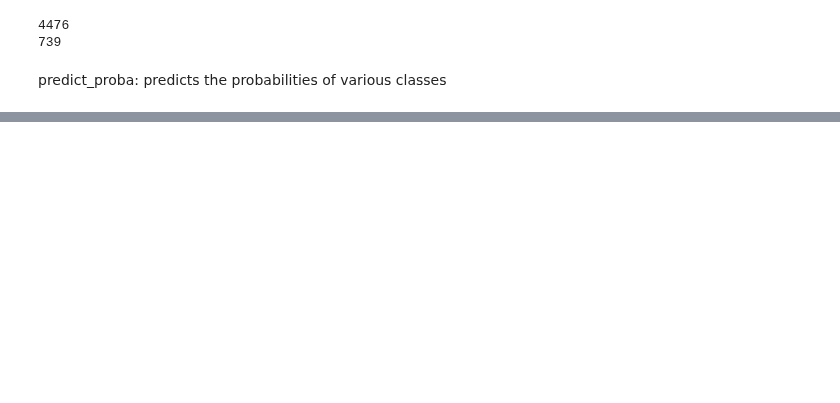
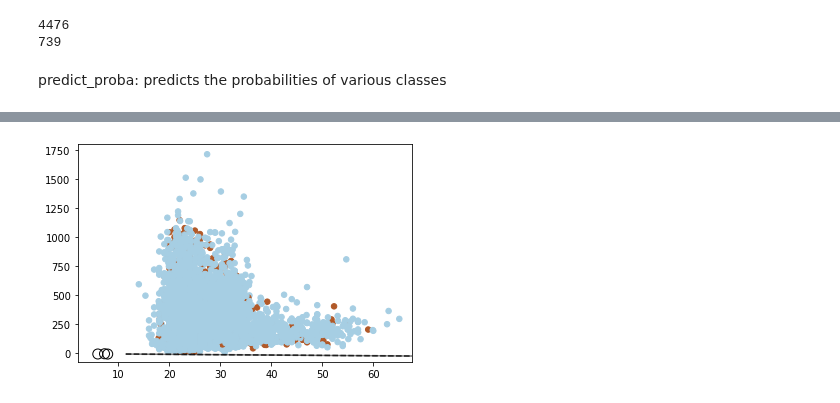
Before and after one commit to oliverZZ/193B_Glucose_Monitor, a Jupyter notebook: Infection_Detection_SVM.ipynb, the cells around one changed output, grey strips where cells are left out. Cells and saved outputs as stored; diff of their text form; code cells hidden in the pictures; blank space fills up the shorter version.

```diff
--- a/Infection_Detection_SVM.ipynb
+++ b/Infection_Detection_SVM.ipynb
@@ -784,0 +898,81 @@ print(count_1)
+# %%
+import numpy as np
+import matplotlib.pyplot as plt
+from sklearn import svm
+from sklearn.datasets import make_blobs
+
+x = bg[['Hct', 'Platelet', 'WBC', 'Temp', 'RR', 'HR']].values
+y = bg['Sepsis'].values
+
+train_x, test_x, train_y, test_y = train_test_split(x, y, test_size=0.3, random_state=0)
+
+#scaler = StandardScaler()
+#scaler = MinMaxScaler()
+#scaler = MaxAbsScaler()
+scaler = RobustScaler()
+#scaler = PowerTransformer()
+#scaler = QuantileTransformer()
+
+train_x = scaler.fit_transform(train_x)
+test_x = scaler.transform(test_x) # change this to change test_x
+
+n_minority = len(train_y[train_y == 1])
+n_majority = int(n_minority * 1.5)
+sampling_numbers = {0: n_majority, 1: n_minority}
+
+rus = imblearn.under_sampling.RandomUnderSampler(sampling_strategy=sampling_numbers)
+train_x_rus, train_y_rus = rus.fit_resample(train_x, train_y)
+train_y_rus = pd.Series(train_y_rus)
+
+f1_score_scores = [[],[]]
+sensitivity = []
+specificity = []
+
+model = svm.SVC(kernel="rbf", probability=True)
+
+for i in range(0,10):
+  model.fit(train_x_rus, train_y_rus)
+  predictions = model.predict(test_x) # problem?
+  report = classification_report(test_y, predictions, output_dict = True)
+  ss = imblearn.metrics.sensitivity_specificity_support(test_y, predictions, average='macro')
+
+  sensitivity.append(ss[0])
+  specificity.append(ss[1])
+
+  # F1 score: weighted average of the precision and recall
+  f1_score_scores[0].append(report['0']['f1-score'])
+  f1_score_scores[1].append(report['1']['f1-score'])
+
+f1_score_scores_avg_0 = sum(f1_score_scores[0]) / 10
+f1_score_scores_avg_1 = sum(f1_score_scores[1]) / 10
+sensitivity_avg = sum(sensitivity) / 10
+specificity_avg = sum(specificity) / 10
+
+print("f1 score = ", (f1_score_scores_avg_0 + f1_score_scores_avg_1)/2)
+print("sensitivity = ", sensitivity_avg)
+print("specificity = ", specificity_avg)
+
+
+
+plt.scatter(x[:, 0], x[:, 1], c=y, s=30, cmap=plt.cm.Paired)
+
+# plot the decision function
+ax = plt.gca()
+xlim = ax.get_xlim()
+ylim = ax.get_ylim()
+
+# create grid to evaluate model
+xx = np.linspace(xlim[0], xlim[1], 30)
+yy = np.linspace(ylim[0], ylim[1], 30)
+YY, XX = np.meshgrid(yy, xx)
+xy = np.vstack([XX.ravel(), YY.ravel()]).T
+Z = clf.decision_function(xy).reshape(XX.shape)
+
+# plot decision boundary and margins
+ax.contour(XX, YY, Z, colors='k', levels=[-1, 0, 1], alpha=0.5,
+           linestyles=['--', '-', '--'])
+# plot support vectors
+ax.scatter(clf.support_vectors_[:, 0], clf.support_vectors_[:, 1], s=100,
+           linewidth=1, facecolors='none', edgecolors='k')
+plt.show()
+# %% [output]
@@ -784,0 +982 @@ print(count_1)
+[figure, added]
```
Also changed, not shown: parts of 24 cells of this notebook.
